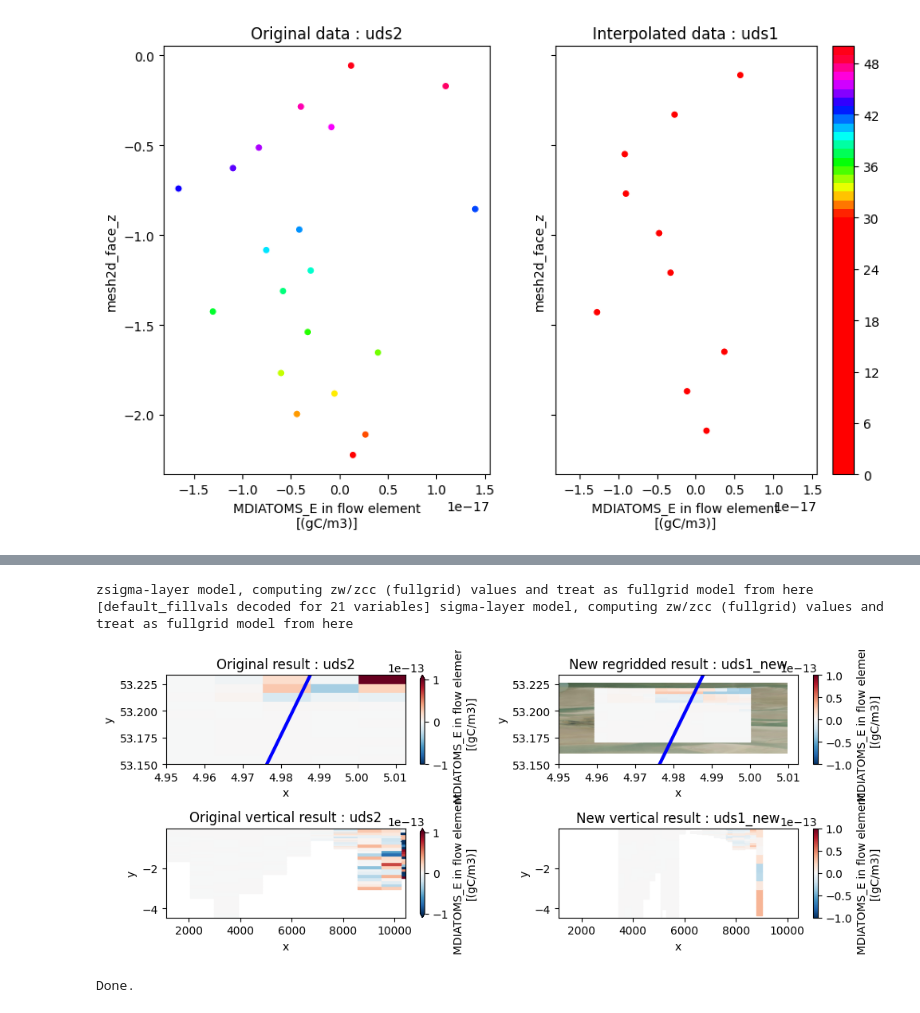
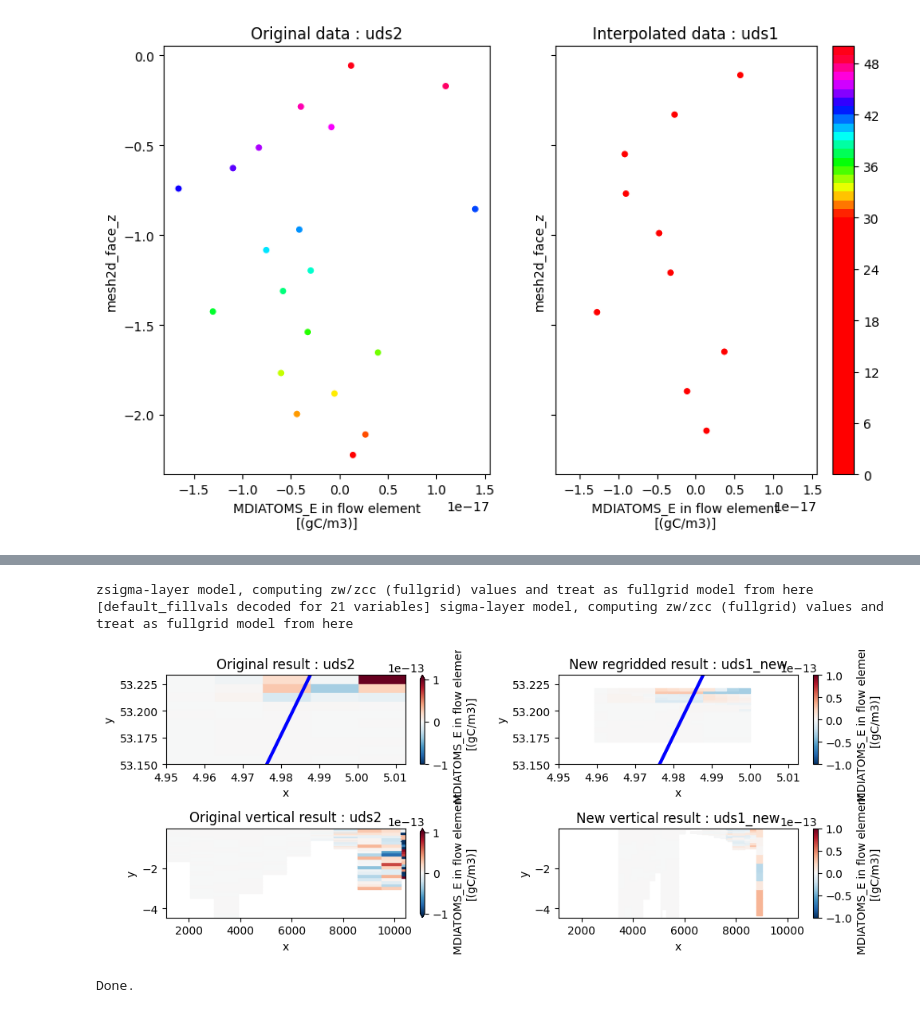
Before and after one commit to Deltares-research/decoimpact_examples, a Jupyter notebook: preprocessing/UGRID_add_data_from_coarser_to_fine_grid.ipynb, the cells around one changed output, grey strips where cells are left out. Drawn from its saved outputs; the diff is of its cells as text; code cells hidden in the pictures.

```diff
--- a/preprocessing/UGRID_add_data_from_coarser_to_fine_grid.ipynb
+++ b/preprocessing/UGRID_add_data_from_coarser_to_fine_grid.ipynb
@@ -59,4 +61,7 @@ for check_var in check_variable:
 #check if variables will be overwritten with mapping
 new_var_in_uds1 = [varname for varname in uds2_to_uds1_variable_names.values() if varname in uds1.keys()]
 if(len(new_var_in_uds1) > 0): print("Following variables will be overwritten with mapping to dataset uds1 : "+str(new_var_in_uds1))
+
+#set coordinate system
+uds1.ugrid.set_crs(crs_code)
 # %% [output]
@@ -94,4 +99,7 @@ for check_var in check_variable:
 #check if variables mentioned are present in dataset
 not_var_uds2 = [varname for varname in uds2_to_uds1_variable_names.keys() if varname not in uds2.keys()]
 if(len(not_var_uds2) > 0): print("Following variables do not exist in mapping dataset uds2 : "+str(not_var_uds2))
+
+#set coordinate system
+uds2.ugrid.set_crs(crs_code)
 # %% [output]
@@ -600,36 +610,36 @@ kwargs_plot = {'cmap':'RdBu_r' ,'vmin': -1.0e-13, 'vmax': 1.0e-13}
 
 #Plot coarse grid uds2 for mesh2d_MDIATOMS_E
 pc1 = uds2.mesh2d_MDIATOMS_E.isel(time = 3, mesh2d_nLayers = 49).ugrid.plot(ax= ax1, **kwargs_plot)
-ctx.add_basemap(ax=ax1, source=ctx.providers.Esri.WorldImagery, crs=crs, attribution=False)
+#ctx.add_basemap(ax=ax1, source=ctx.providers.Esri.WorldImagery, crs=crs, attribution=False)
 ax1.plot(line_array[:,0],line_array[:,1],'b',linewidth=3)
 ax1.set_title('Original result : uds2')
 
 #Plot regridding result from uds2 to uds1 for mesh2d_MDIATOMS_E
 pc2 = uds1_new.mesh2d_add_MDIATOMS_E.isel(time = 19, mesh2d_nLayers = 9).ugrid.plot(ax = ax2, **kwargs_plot)
-ctx.add_basemap(ax=ax2, source=ctx.providers.Esri.WorldImagery, crs=crs, attribution=False)
+#ctx.add_basemap(ax=ax2, source=ctx.providers.Esri.WorldImagery, crs=crs, attribution=False)
 ax2.plot(line_array[:,0],line_array[:,1],'b',linewidth=3)
 ax2.set_title('New regridded result : uds1_new')
 
 #Plot slice of uds2
 pc3 = uds2_crs.mesh2d_MDIATOMS_E.ugrid.plot(ax = ax3, **kwargs_plot)
 ax3.set_title('Original vertical result : uds2')
 
 #Plot slice of uds1_new
 pc4 = uds1_new_crs.mesh2d_add_MDIATOMS_E.ugrid.plot(ax = ax4, **kwargs_plot)
 ax4.set_title('New vertical result : uds1_new')
 
 #indicate sharing of axis
 ax2.sharex(ax1); ax2.sharey(ax1)
 ax4.sharex(ax3); ax4.sharey(ax3)
 
 #some plotting configuration for a nice layout
 plt.tight_layout()
 
 plt.show()
 # %% [output]
 zsigma-layer model, computing zw/zcc (fullgrid) values and treat as fullgrid model from here
 [default_fillvals decoded for 21 variables] sigma-layer model, computing zw/zcc (fullgrid) values and treat as fullgrid model from here
-[figure, old version]
+[figure, new version]
 # %%
 #Export complete results
 #initialize
```
Also changed, not shown: parts of 6 cells of this notebook.
